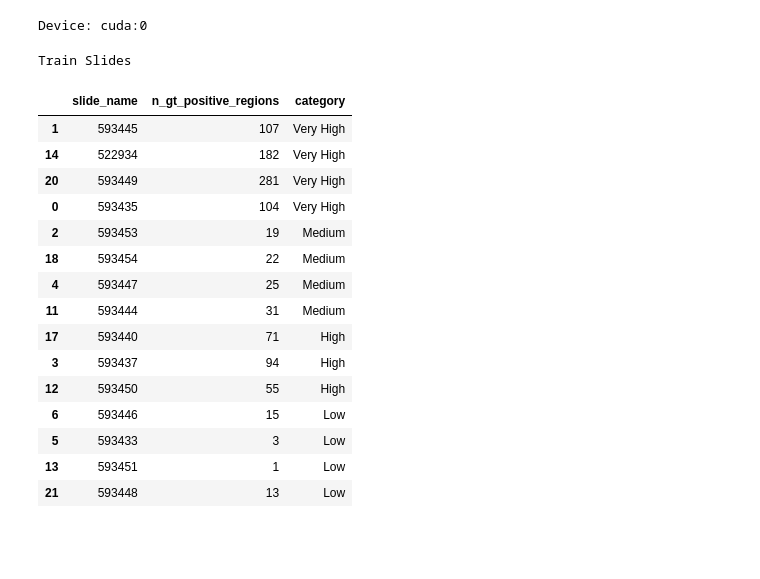
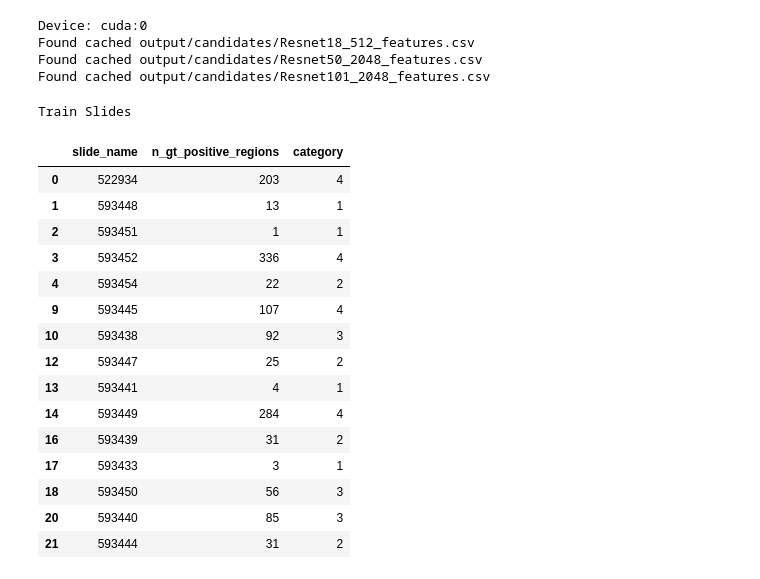
Before and after one commit to squivix/project-module, a Jupyter notebook: final-01-train.ipynb, the cells around one changed output. Drawn from its saved outputs; the diff is of its cells as text; code cells hidden in the pictures; blank space fills up the shorter version.

```diff
--- a/final-01-train.ipynb
+++ b/final-01-train.ipynb
@@ -36,61 +40,63 @@ Generating candidates dataset from 22 slides...
 # %%
 extract_features_from_dataset(candidates_dataset_dir,
-                              [Resnet18BinaryClassifier])
+                              [Resnet18BinaryClassifier, Resnet50BinaryClassifier, Resnet101BinaryClassifier])
 # %% [output]
 Device: cuda:0
+Found cached output/candidates/Resnet18_512_features.csv
+Found cached output/candidates/Resnet50_2048_features.csv
+Found cached output/candidates/Resnet101_2048_features.csv
 # %%
-def assign_categories(dataframe):
-    q1, median, q3 = dataframe['n_gt_positive_regions'].quantile([0.25, 0.5, 0.75])
-
-    def categorize_quartiles(n_annotations):
-        if n_annotations <= q1:
-            return "Low"
-        elif q1 < n_annotations <= median:
-            return "Medium"
-        elif median < n_annotations <= q3:
-            return "High"
-        else:
-            return "Very High"
-
-    dataframe['category'] = dataframe['n_gt_positive_regions'].apply(lambda x: categorize_quartiles(x))
-    return dataframe
-
-
 def split_data(dataframe, train_portion=0.7):
     train_set = pd.DataFrame()
     test_set = pd.DataFrame()
-    for category in dataframe['category'].unique():
-        category_slides = dataframe[dataframe['category'] == category]
+    for category in dataframe['quartile'].unique():
+        category_slides = dataframe[dataframe['quartile'] == category]
         train_samples = category_slides.sample(frac=train_portion)
         test_samples = category_slides.drop(train_samples.index)
         train_set = pd.concat([train_set, train_samples])
         test_set = pd.concat([test_set, test_samples])
     return train_set, test_set
 
 
-slides_df = ground_truth_labeler.positive_regions_summary
-slides_df = assign_categories(slides_df)
-train_slides, test_slides = split_data(slides_df)
+if os.path.exists("output/models/data-split.json"):
+    with open(f"{model_output_dir}/data-split.json", 'r') as f:
+        backup = json.load(f)
+    slides_df = ground_truth_labeler.positive_regions_summary
+    train_slides, test_slides = set(backup["train_slides"]), set(backup["test_slides"])
+    if train_slides.union(test_slides) != set(slides_df["slide_name"]) or len(
+            train_slides.intersection(test_slides)) > 0:
+        raise ValueError("Invalid train test split")
+    train_slides = slides_df[slides_df['slide_name'].isin(train_slides)]
+    test_slides = slides_df[slides_df['slide_name'].isin(test_slides)]
+else:
+    slides_df = ground_truth_labeler.positive_regions_summary
+    train_slides, test_slides = split_data(slides_df)
+    with open(f"{model_output_dir}/data-split.json", 'w') as f:
+        json.dump({
+            "train_slides": list(train_slides["slide_name"]),
+            "test_slides": list(test_slides["slide_name"])
+        }, f)
+
 print("Train Slides")
 train_slides
 # %% [output]
 Train Slides
 |  | slide_name | n_gt_positive_regions | category |
-| 1 | 593445 | 107 | Very High |
-| 14 | 522934 | 182 | Very High |
-| 20 | 593449 | 281 | Very High |
-| 0 | 593435 | 104 | Very High |
-| 2 | 593453 | 19 | Medium |
-| 18 | 593454 | 22 | Medium |
-| 4 | 593447 | 25 | Medium |
-| 11 | 593444 | 31 | Medium |
-| 17 | 593440 | 71 | High |
-| 3 | 593437 | 94 | High |
-| 12 | 593450 | 55 | High |
-| 6 | 593446 | 15 | Low |
-| 5 | 593433 | 3 | Low |
-| 13 | 593451 | 1 | Low |
-| 21 | 593448 | 13 | Low |
+| 0 | 522934 | 203 | 4 |
+| 1 | 593448 | 13 | 1 |
+| 2 | 593451 | 1 | 1 |
+| 3 | 593452 | 336 | 4 |
+| 4 | 593454 | 22 | 2 |
+| 9 | 593445 | 107 | 4 |
+| 10 | 593438 | 92 | 3 |
+| 12 | 593447 | 25 | 2 |
+| 13 | 593441 | 4 | 1 |
+| 14 | 593449 | 284 | 4 |
+| 16 | 593439 | 31 | 2 |
+| 17 | 593433 | 3 | 1 |
+| 18 | 593450 | 56 | 3 |
+| 20 | 593440 | 85 | 3 |
+| 21 | 593444 | 31 | 2 |
 # %%
 print("Test Slides")
 test_slides
```
Also changed, not shown: parts of 14 cells of this notebook, 20 other files.
